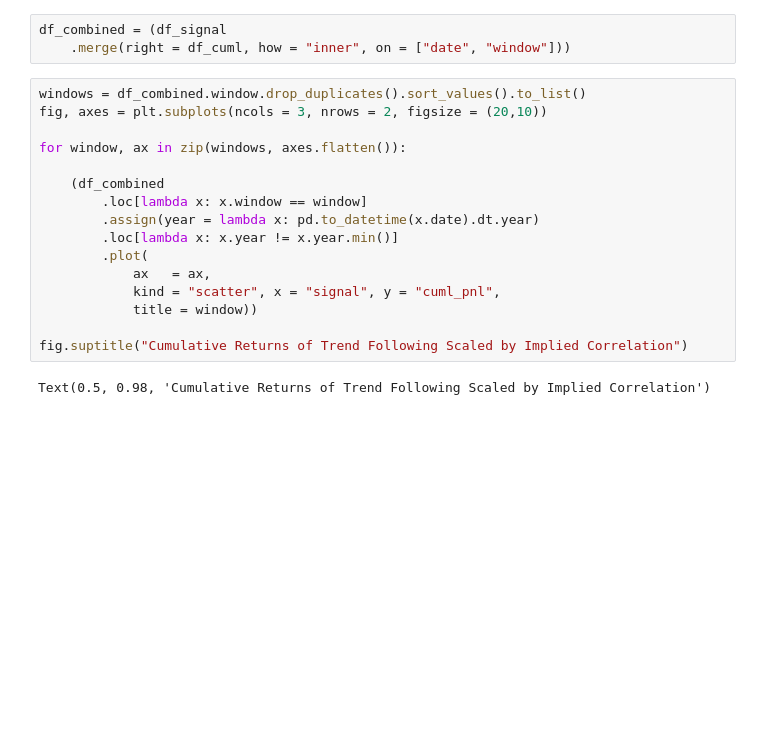
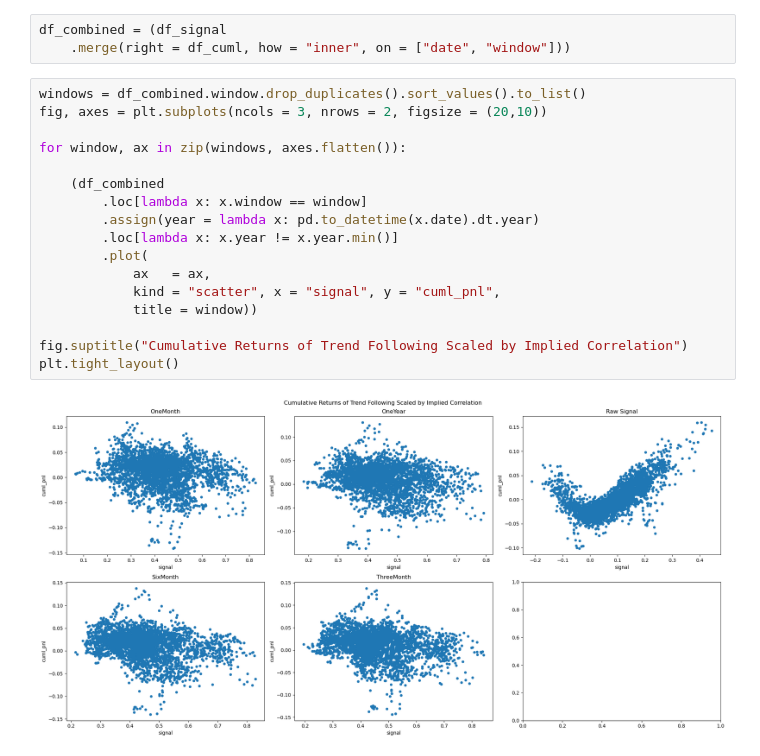
Before and after one commit to diegodalvarez/TrendSystem, a Jupyter notebook: Research/SignalResearch/1ImpliedCorrelationSignals.ipynb, the cells around one changed output. Drawn from its saved outputs; the diff is of its cells as text; blank space fills up the shorter version.

```diff
--- a/Research/SignalResearch/1ImpliedCorrelationSignals.ipynb
+++ b/Research/SignalResearch/1ImpliedCorrelationSignals.ipynb
@@ -138,18 +138,19 @@ df_combined = (df_signal
 # %%
 windows = df_combined.window.drop_duplicates().sort_values().to_list()
 fig, axes = plt.subplots(ncols = 3, nrows = 2, figsize = (20,10))
 
 for window, ax in zip(windows, axes.flatten()):
 
     (df_combined
         .loc[lambda x: x.window == window]
         .assign(year = lambda x: pd.to_datetime(x.date).dt.year)
         .loc[lambda x: x.year != x.year.min()]
         .plot(
             ax   = ax,
             kind = "scatter", x = "signal", y = "cuml_pnl",
             title = window))
 
 fig.suptitle("Cumulative Returns of Trend Following Scaled by Implied Correlation")
+plt.tight_layout()
 # %% [output]
-Text(0.5, 0.98, 'Cumulative Returns of Trend Following Scaled by Implied Correlation')
+[figure, added]
```
Also changed, not shown: parts of 1 cell of this notebook, 1 other file.
